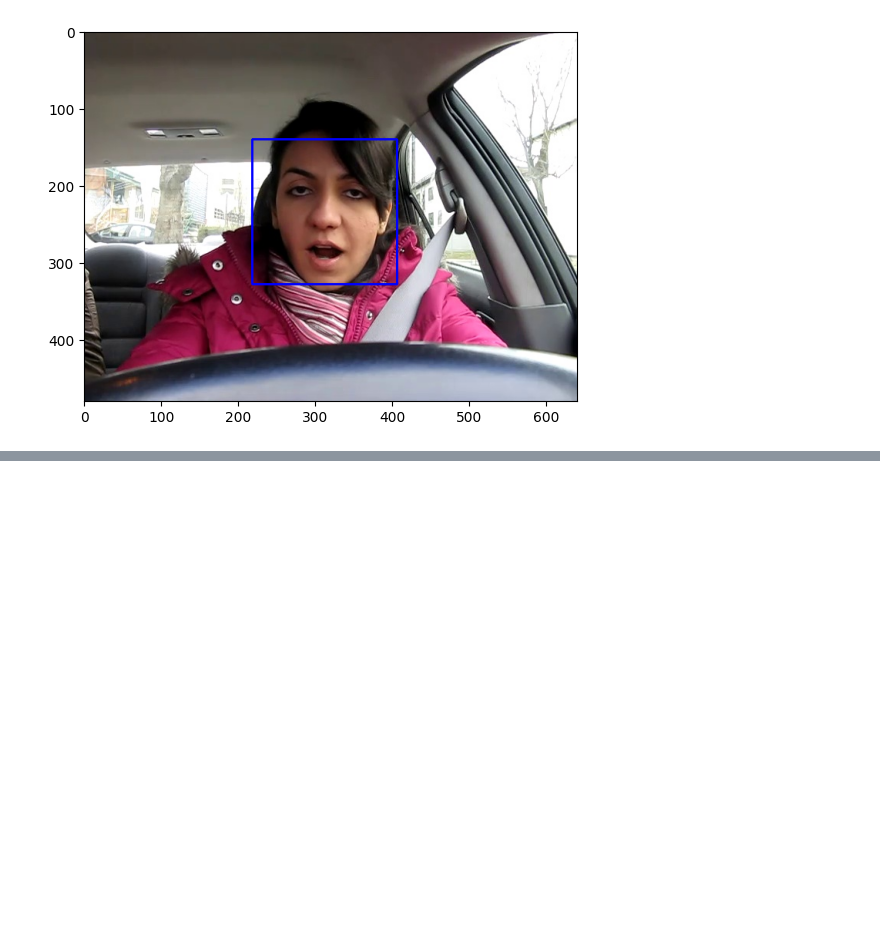
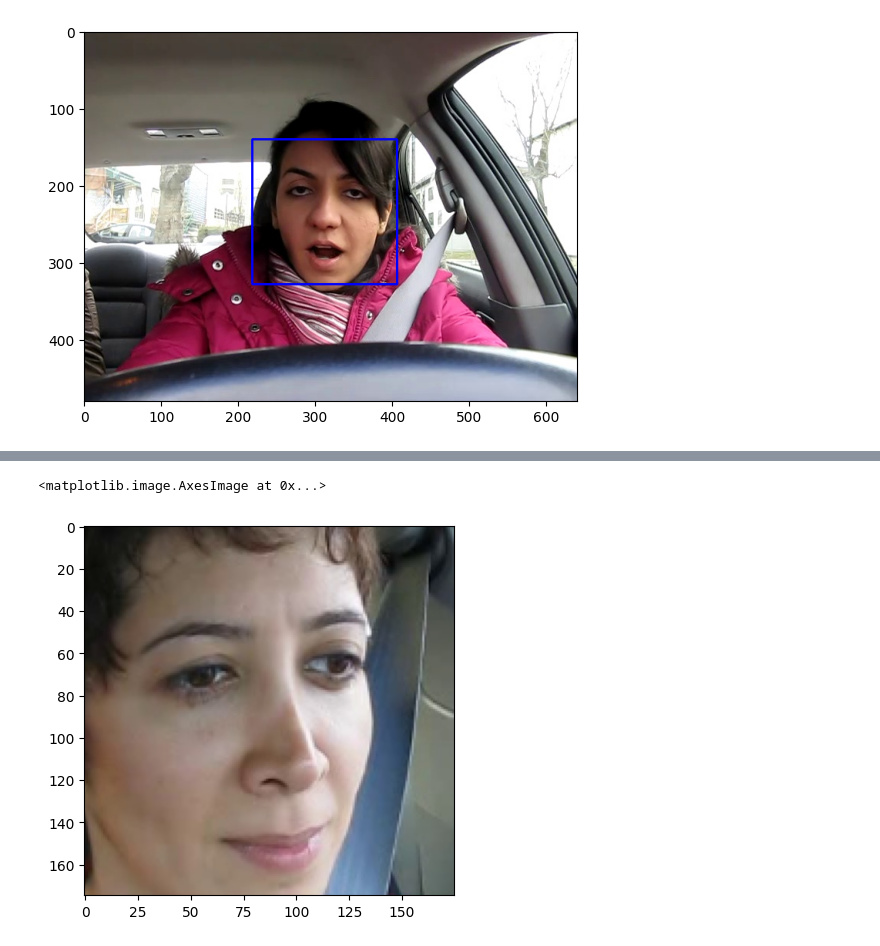
Before and after one commit to rasooly-dev/drowsiness-detection, a Jupyter notebook: main.ipynb, the cells around one changed output, grey strips where cells are left out. Drawn from its saved outputs; the diff is of its cells as text; code cells hidden in the pictures; blank space fills up the shorter version.

```diff
--- a/main.ipynb
+++ b/main.ipynb
@@ -84,0 +93,6 @@ plt.imshow(cv.cvtColor(face, cv.COLOR_BGR2RGB))
+# %%
+no_yawn = face_no_yawn_images[14]
+plt.imshow(cv.cvtColor(no_yawn, cv.COLOR_BGR2RGB))
+# %% [output]
+<matplotlib.image.AxesImage at 0x...>
+[figure, added]
```
Also changed, not shown: parts of 21 cells of this notebook, 1 other file.
